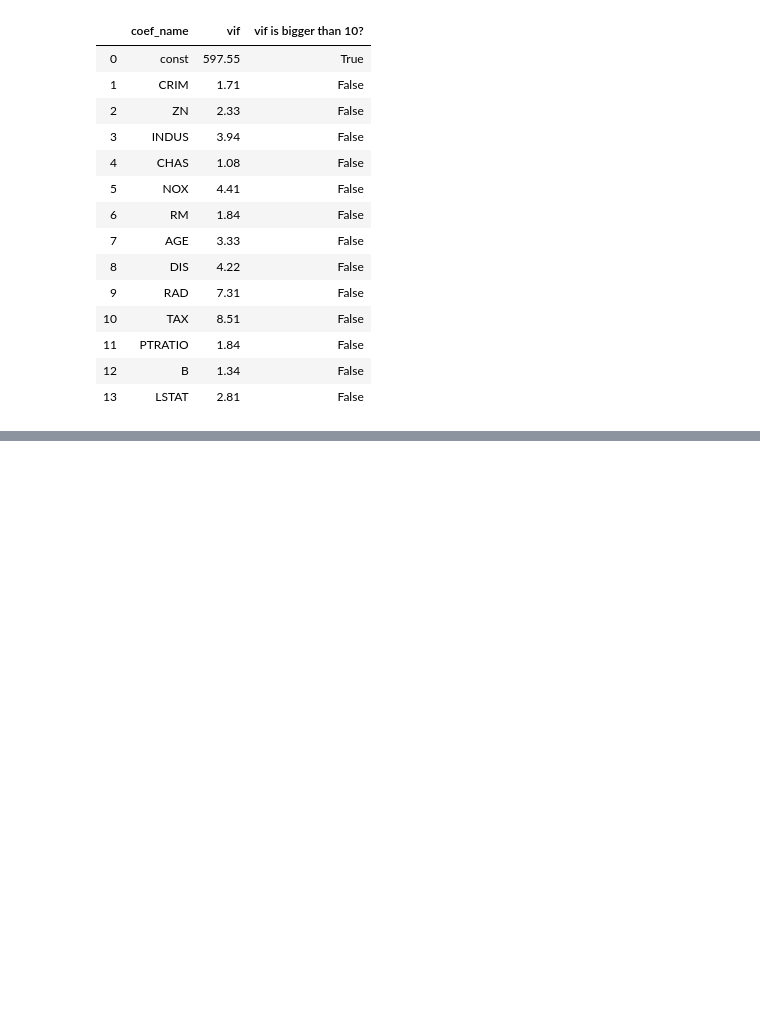
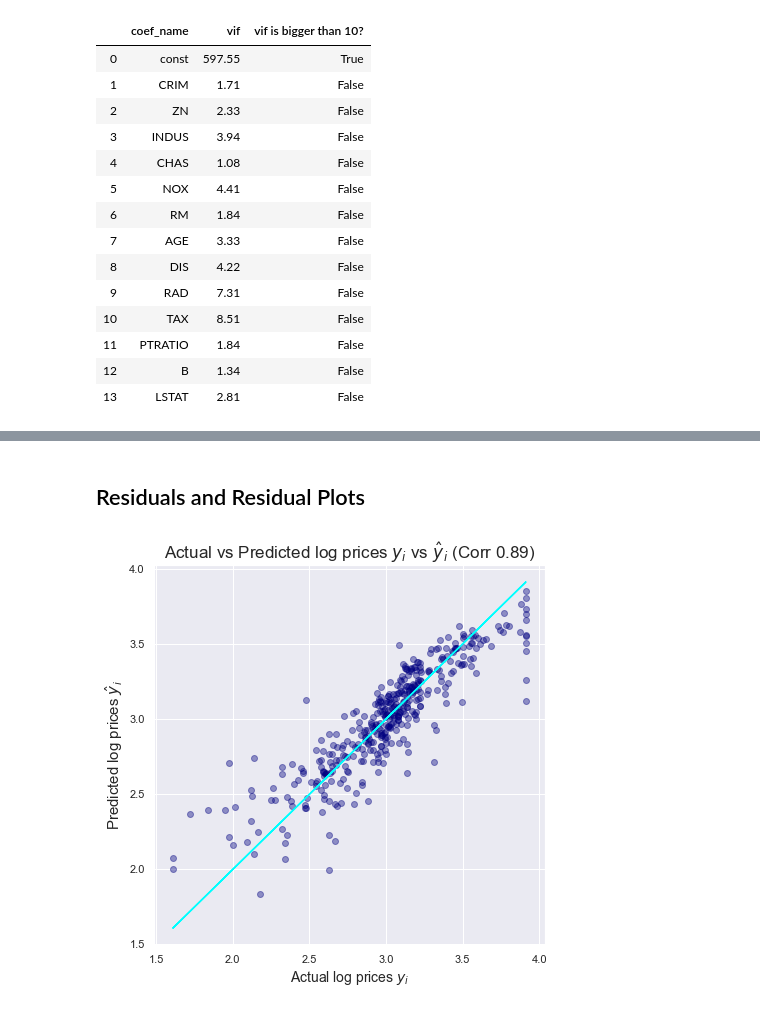
Before and after one commit to rasoulghaznavi/Excersise, a Jupyter notebook: 04 Multivariable Regression.ipynb, the cells around one changed output, grey strips where cells are left out. Cells and saved outputs as stored; diff of their text form; code cells hidden in the pictures; blank space fills up the shorter version.

Commit message:
26. Residual Analysis (Part 2) Graphing and Comparing Regression Residuals

```diff
--- a/04 Multivariable Regression.ipynb
+++ b/04 Multivariable Regression.ipynb
@@ -691,0 +743,12 @@ pd.DataFrame({'coef_name': X_incl_const.columns, 'vif': np.around(vif2, 2), 'vif
+# %%
+# reduced model #2 excluding INDUS and AGE
+
+X_incl_const = sn.add_constant(X_train2)
+X_incl_constr2 =X_incl_const.drop(['INDUS', 'AGE'], axis=1)
+
+model = sn.OLS(y_train2, X_incl_constr2)
+resultsr2 = model.fit()
+
+reduced_coef = pd.DataFrame({'coef': resultsr2.params,'p-values': round(resultsr2.pvalues, 3), 'significant': resultsr2.pvalues < 0.05})
+
+print(f'BIC is {resultsr2.bic}\nR-Squared is {resultsr2.rsquared}')
@@ -691,0 +782,31 @@ pd.DataFrame({'coef_name': X_incl_const.columns, 'vif': np.around(vif2, 2), 'vif
+# %% [markdown]
+## Residuals and Residual Plots
+# %%
+# Modified Model transformend (log price) & simplified (dropping two features)
+
+prices = np.log(data['PRICE']) #log prices
+features = data.drop(['PRICE', 'INDUS', 'AGE'], axis=1)
+
+
+X_train3, X_test3, y_train3, y_test3 = train_test_split(features, prices, test_size=0.2, random_state=10)
+
+#Using Statsmodel
+X_incl_const3 = sn.add_constant(X_train3)
+
+model = sn.OLS(y_train3, X_incl_const3)
+results3 = model.fit()
+
+# Residuals
+# residuals = y_train3 - results3.fittedvalues
+# results.resid
+# Graph of actual vs. Prediced Prices
+corr3 = round(y_train3.corr(results3.fittedvalues), 2)
+plt.figure(figsize=(7,7))
+plt.scatter(x=y_train3, y=results3.fittedvalues, c='navy', alpha=0.4)
+plt.plot(y_train3, y_train3, color='cyan')
+plt.xlabel('Actual log prices $y _i$', fontsize=14)
+plt.ylabel('Predicted log prices $\hat y _i$', fontsize=15)
+plt.title(f'Actual vs Predicted log prices $y _i$ vs $\hat y _i$ (Corr {corr3})', fontsize=17)
+plt.show()
+# %% [output]
+[figure, added]
```
Also changed, not shown: parts of 13 cells of this notebook.
